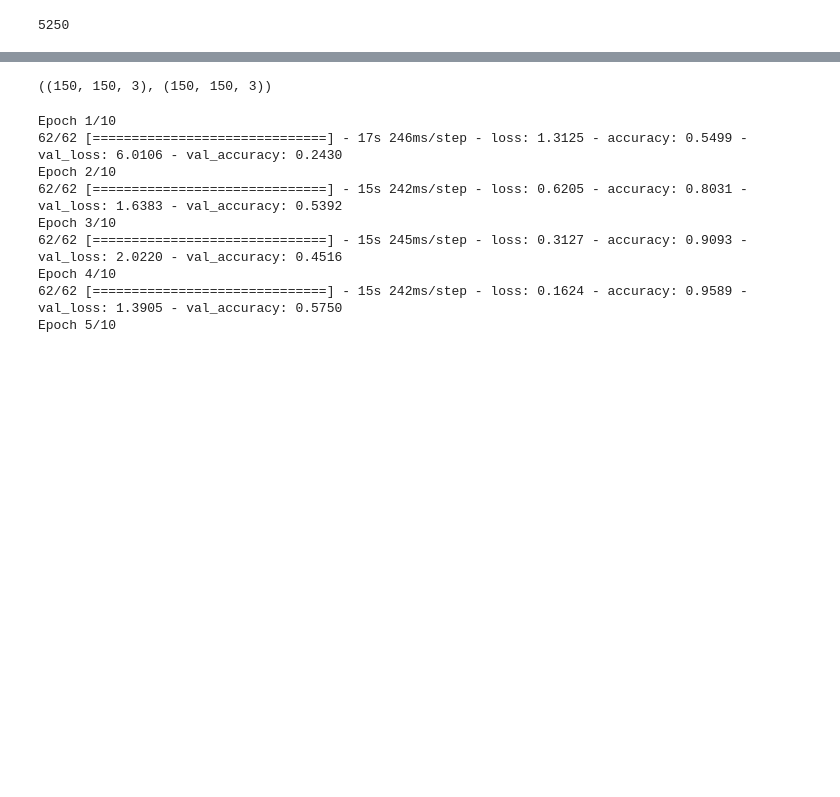
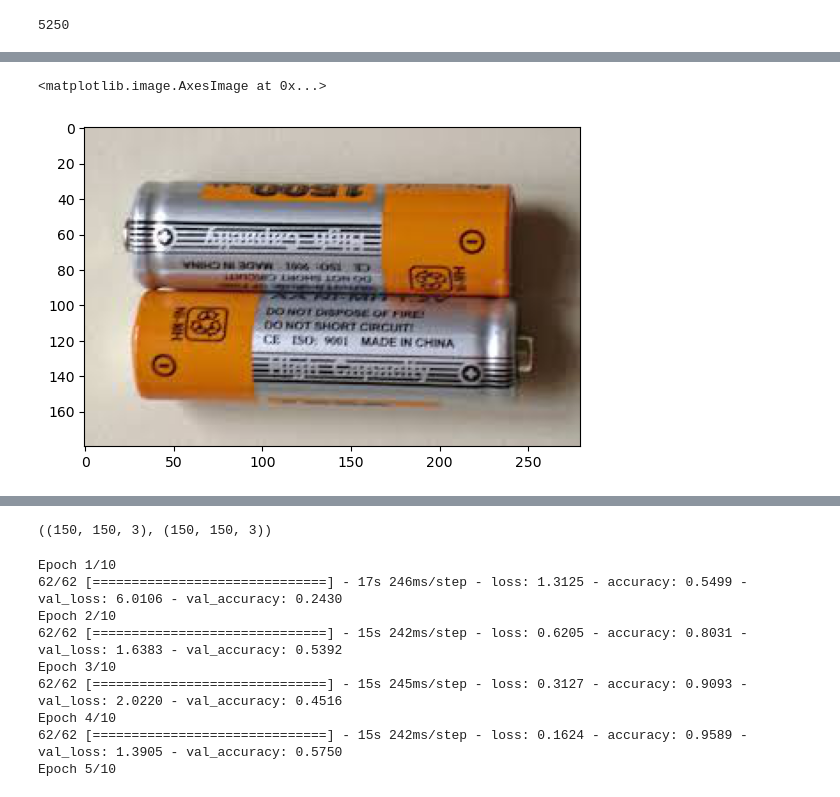
Before and after one commit to lth0813/Sprint2, a Jupyter notebook: Sprint2.ipynb, the cells around one changed output, grey strips where cells are left out. Drawn from its saved outputs; the diff is of its cells as text; code cells hidden in the pictures; blank space fills up the shorter version.

```diff
--- a/Sprint2.ipynb
+++ b/Sprint2.ipynb
@@ -32,16 +34,16 @@ len(battery), len(cardboard), len(glass1), len(glass2), len(glass3), len(metal),
 # %%
-battery = glob("./images/battery/*")[:750]
-cardboard = glob("./images/cardboard/*")[:750]
-glass1 = glob("./images/glass1/*")[:250]
-glass2 = glob("./images/glass2/*")[:250]
-glass3 = glob("./images/glass3/*")[:250]
-metal = glob("./images/metal/*")[:750]
-paper = glob("./images/paper/*")[:750]
-plastic = glob("./images/plastic/*")[:750]
-etc1 = glob("./images/etc1/*")[:187]
-etc2 = glob("./images/etc2/*")[:188]
-etc3 = glob("./images/etc3/*")[:187]
-etc4 = glob("./images/etc4/*")[:188]
+battery = glob("C:/Users/user/Desktop/images/battery/*")[:750]
+cardboard = glob("C:/Users/user/Desktop/images/cardboard/*")[:750]
+glass1 = glob("C:/Users/user/Desktop/images/glass1/*")[:250]
+glass2 = glob("C:/Users/user/Desktop/images/glass2/*")[:250]
+glass3 = glob("C:/Users/user/Desktop/images/glass3/*")[:250]
+metal = glob("C:/Users/user/Desktop/images/metal/*")[:750]
+paper = glob("C:/Users/user/Desktop/images/paper/*")[:750]
+plastic = glob("C:/Users/user/Desktop/images/plastic/*")[:750]
+etc1 = glob("C:/Users/user/Desktop/images/etc1/*")[:187]
+etc2 = glob("C:/Users/user/Desktop/images/etc2/*")[:188]
+etc3 = glob("C:/Users/user/Desktop/images/etc3/*")[:187]
+etc4 = glob("C:/Users/user/Desktop/images/etc4/*")[:188]
 # %%
 X = []
 X.extend(battery)
@@ -87,0 +110,5 @@ len(X_)
+# %%
+plt.imshow(plt.imread(battery[0]))
+# %% [output]
+<matplotlib.image.AxesImage at 0x...>
+[figure, added]
```
Also changed, not shown: parts of 4 cells of this notebook.
